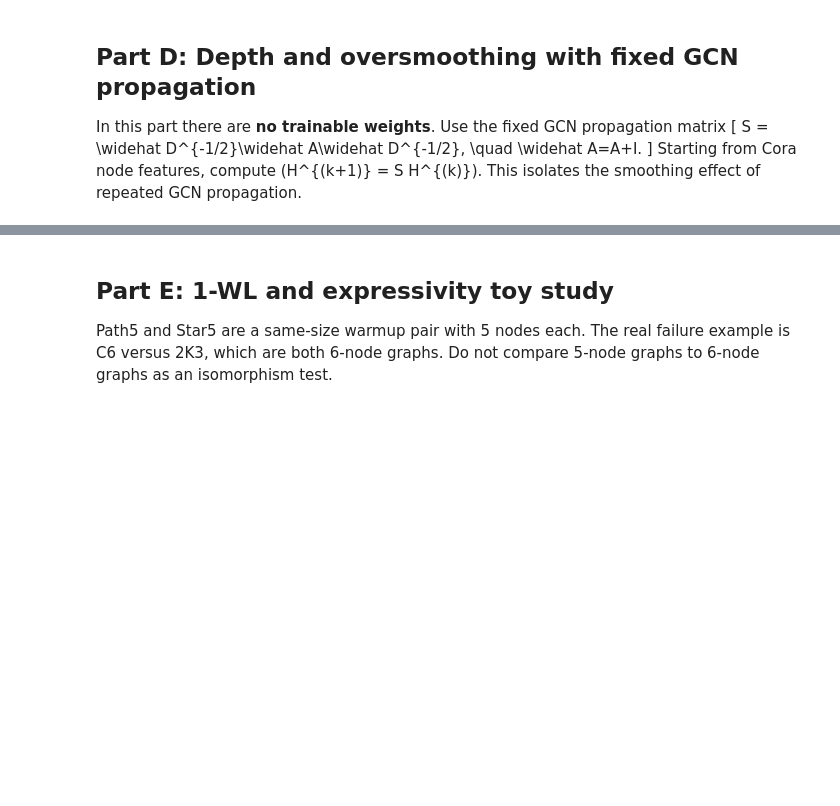
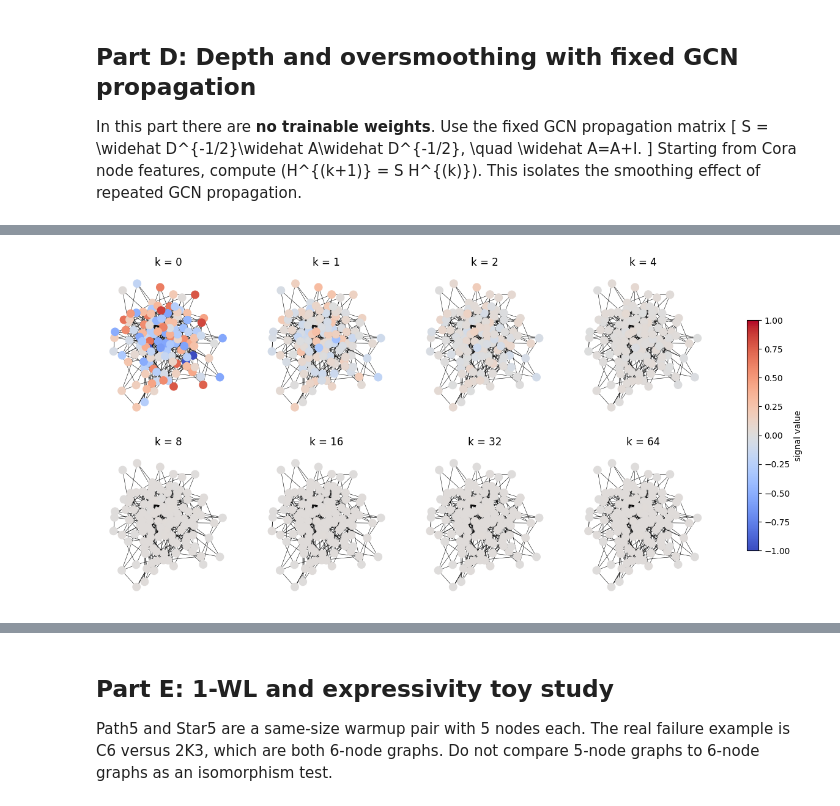
Before and after one commit to yachilT/Learning-On-Graphs, a Jupyter notebook: hw1/HW1_code.ipynb, the cells around one changed output, grey strips where cells are left out. Cells and saved outputs as stored; diff of their text form; code cells hidden in the pictures; blank space fills up the shorter version.

```diff
--- a/hw1/HW1_code.ipynb
+++ b/hw1/HW1_code.ipynb
@@ -215,5 +646,86 @@ Starting from Cora node features, compute \(H^{(k+1)} = S H^{(k)}\). This isolat
 # %%
-# D3 TODO: use the provided ER graph G_over and signal over_signal0.
+# D3: oversmoothing visualization on the provided ER graph G_over with over_signal0.
 # Propagate with the symmetric GCN matrix for depths [0,1,2,4,8,16,32,64].
-# Plot Dirichlet energy, variance, and mean pairwise distance.
-# Visualize all snapshots with the same color range vmin=-1 and vmax=1.
+# Plot Dirichlet energy, variance, mean pairwise distance, and snapshots
+# with the same color range vmin=-1, vmax=1.
+
+# logging signal at specific depths:
+set_seed(0)
+
+S_over, L_over = symmetric_gcn_matrix_nx(G_over)
+
+x0 = over_signal0.astype(float).reshape(-1, 1)  # (120, 1)
+
+depths = [0, 1, 2, 4, 8, 16, 32, 64]
+max_depth = max(depths)
+record_set = set(depths)
+
+
+signals = {0: x0.copy()}
+x = x0.copy()
+for k in range(1, max_depth + 1):
+    x = S_over @ x
+    if k in record_set:
+        signals[k] = x.copy()
+
+# ----- Diagnostics: Dirichlet energy, variance, mean pairwise distance
+energies = []
+variances = []
+mpds = []
+for k in depths:
+    xk = signals[k]                              # (120, 1) numpy
+    energies.append((xk.T @ L_over @ xk).item())
+    variances.append(float(xk.var()))
+    # Reuse the torch helper: (120, 1) -> torch tensor on CPU (graph is tiny).
+    mpds.append(mean_pairwise_distance(torch.from_numpy(xk)))
+
+print(f'{"k":>4} {"Dirichlet energy":>20} {"variance":>14} {"mean pairwise dist":>22}')
+for k, e, v, m in zip(depths, energies, variances, mpds):
+    print(f'{k:>4d} {e:>20.4e} {v:>14.4e} {m:>22.4e}')
+
+# ----- Snapshot grid: all 8 depths with shared color range.
+pos_over = nx.spring_layout(G_over, seed=0)
+fig, axes = plt.subplots(2, 4, figsize=(16, 7))
+for ax, k in zip(axes.flat, depths):
+    nx.draw_networkx(
+        G_over, pos=pos_over,
+        node_color=signals[k].flatten(), cmap='coolwarm', vmin=-1, vmax=1,
+        with_labels=False, node_size=80, width=0.4, ax=ax,
+    )
+    ax.set_title(f'k = {k}')
+    ax.axis('off')
+sm = plt.cm.ScalarMappable(cmap='coolwarm', norm=plt.Normalize(vmin=-1, vmax=1))
+sm.set_array([])
+fig.colorbar(sm, ax=axes, shrink=0.7, label='signal value')
+plt.show()
+
+# ----- Three diagnostic curves vs depth.
+fig, axes = plt.subplots(1, 3, figsize=(15, 4))
+
+axes[0].plot(depths, energies, marker='o')
+axes[0].set_xscale('symlog', linthresh=1)
+axes[0].set_yscale('log')
+axes[0].set_xlabel('propagation depth k')
+axes[0].set_ylabel(r'Dirichlet energy $x_k^\top L x_k$')
+axes[0].set_title('Dirichlet energy vs depth')
+axes[0].grid(True, alpha=0.3, which='both')
+
+axes[1].plot(depths, variances, marker='o', color='C1')
+axes[1].set_xscale('symlog', linthresh=1)
+axes[1].set_yscale('log')
+axes[1].set_xlabel('propagation depth k')
+axes[1].set_ylabel('variance of node values')
+axes[1].set_title('Signal variance vs depth')
+axes[1].grid(True, alpha=0.3, which='both')
+
+axes[2].plot(depths, mpds, marker='o', color='C2')
+axes[2].set_xscale('symlog', linthresh=1)
+axes[2].set_yscale('log')
+axes[2].set_xlabel('propagation depth k')
+axes[2].set_ylabel('mean pairwise distance')
+axes[2].set_title('Pairwise spread vs depth')
+axes[2].grid(True, alpha=0.3, which='both')
+
+plt.tight_layout()
+plt.show()
+# %% [output]
@@ -219,0 +741 @@ Starting from Cora node features, compute \(H^{(k+1)} = S H^{(k)}\). This isolat
+[figure, added]
```
Also changed, not shown: parts of 33 cells of this notebook, 1 other file.
